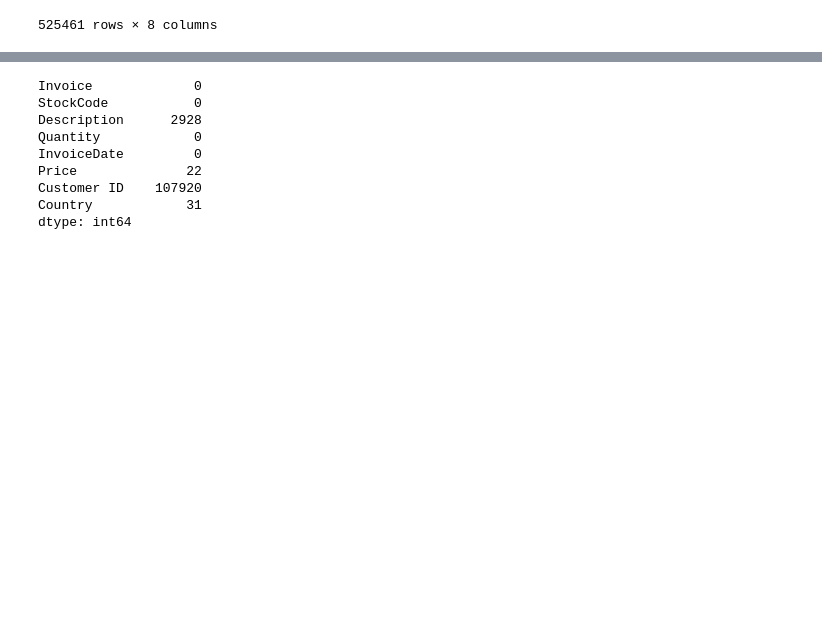
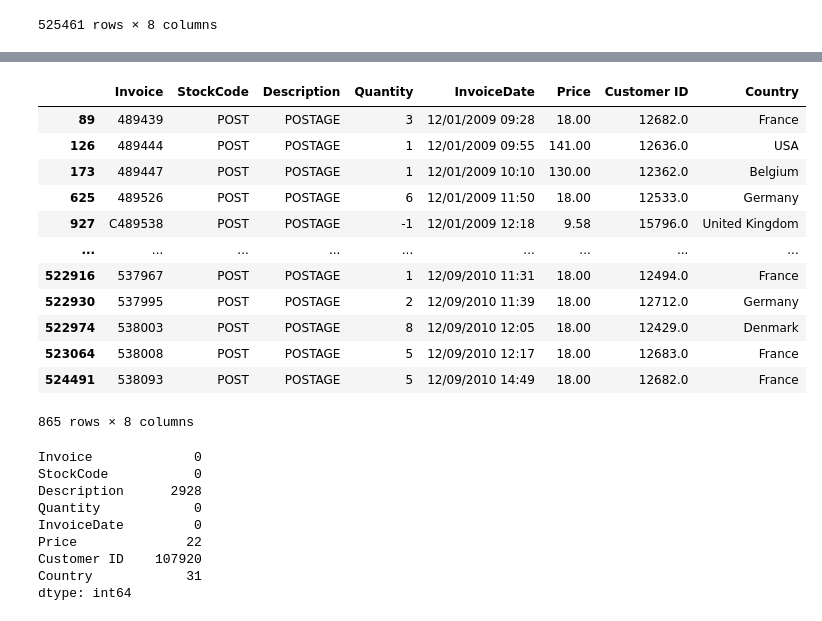
Before and after one commit to santianqr/kimball-openai-project, a Jupyter notebook: notebooks/exploration.ipynb, the cells around one changed output, grey strips where cells are left out. Drawn from its saved outputs; the diff is of its cells as text; code cells hidden in the pictures; blank space fills up the shorter version.

```diff
--- a/notebooks/exploration.ipynb
+++ b/notebooks/exploration.ipynb
@@ -31,3 +40,19 @@ df
+# %%
+df[df['StockCode'].str.lower().str.contains('post', na=False)]
+# %% [output]
+|  | Invoice | StockCode | Description | Quantity | InvoiceDate | Price | Customer ID | Country |
+| 89 | 489439 | POST | POSTAGE | 3 | 12/01/2009 09:28 | 18.00 | 12682.0 | France |
+| 126 | 489444 | POST | POSTAGE | 1 | 12/01/2009 09:55 | 141.00 | 12636.0 | USA |
+| 173 | 489447 | POST | POSTAGE | 1 | 12/01/2009 10:10 | 130.00 | 12362.0 | Belgium |
+| 625 | 489526 | POST | POSTAGE | 6 | 12/01/2009 11:50 | 18.00 | 12533.0 | Germany |
+| 927 | C489538 | POST | POSTAGE | -1 | 12/01/2009 12:18 | 9.58 | 15796.0 | United Kingdom |
+| ... | ... | ... | ... | ... | ... | ... | ... | ... |
+| 522916 | 537967 | POST | POSTAGE | 1 | 12/09/2010 11:31 | 18.00 | 12494.0 | France |
+| 522930 | 537995 | POST | POSTAGE | 2 | 12/09/2010 11:39 | 18.00 | 12712.0 | Germany |
+| 522974 | 538003 | POST | POSTAGE | 8 | 12/09/2010 12:05 | 18.00 | 12429.0 | Denmark |
+| 523064 | 538008 | POST | POSTAGE | 5 | 12/09/2010 12:17 | 18.00 | 12683.0 | France |
+| 524491 | 538093 | POST | POSTAGE | 5 | 12/09/2010 14:49 | 18.00 | 12682.0 | France |
+865 rows × 8 columns
 # %%
 nan_counts = df.isna().sum()
 
```
Also changed, not shown: parts of 1 cell of this notebook, 2 other files.
